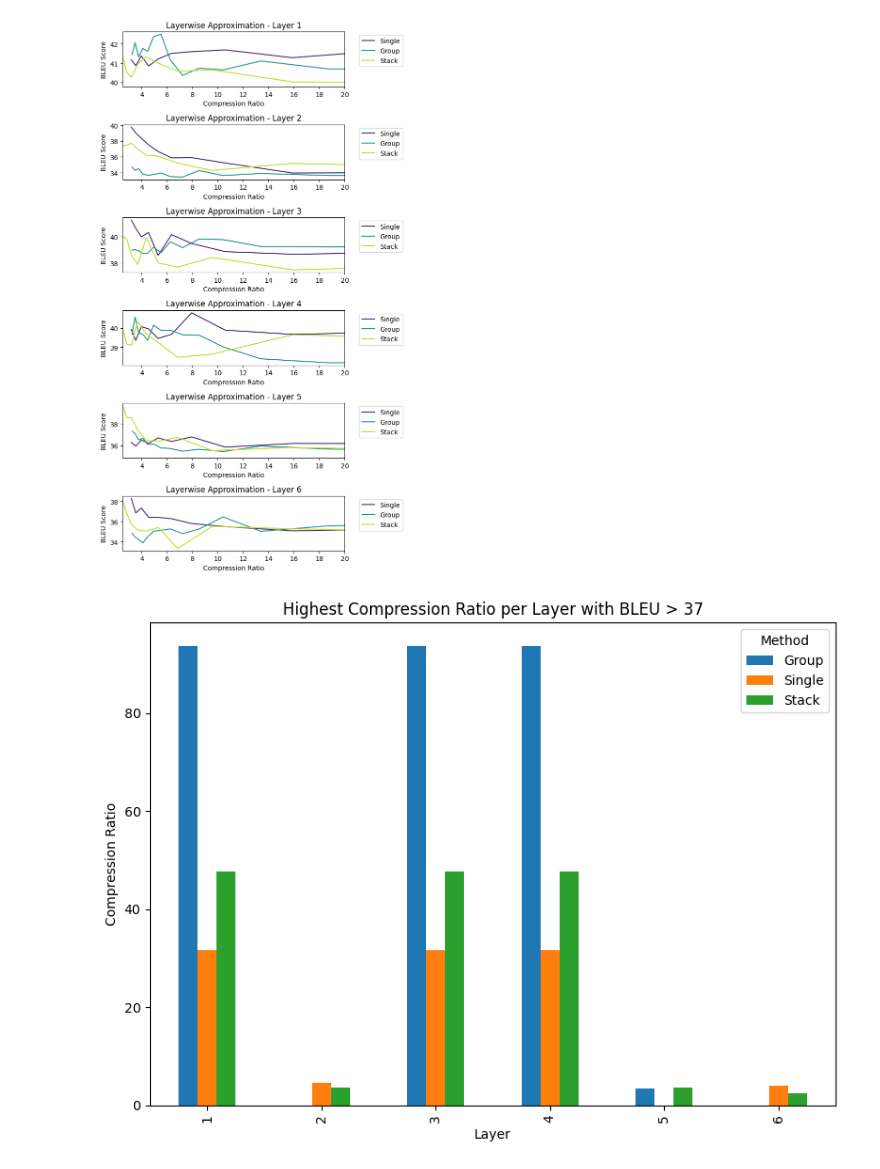
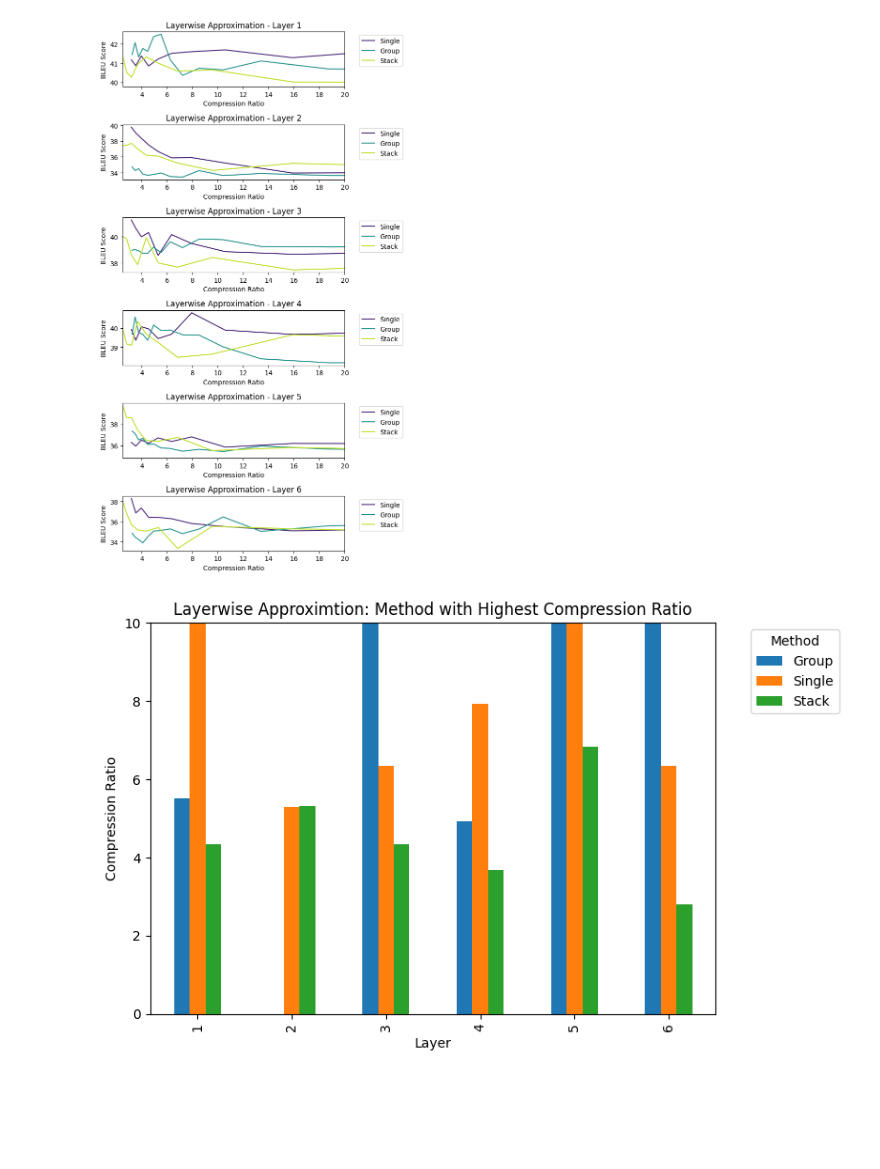
Before and after one commit to justinhuang666666/Approximate-Matrix-Vector-Multiplication, a Jupyter notebook: simulation_result/simulation_layered.ipynb, the cells around one changed output. Cells and saved outputs as stored; diff of their text form; code cells hidden in the pictures; blank space fills up the shorter version.

```diff
--- a/simulation_result/simulation_layered.ipynb
+++ b/simulation_result/simulation_layered.ipynb
@@ -99,7 +131,8 @@ plt.show()
 [figure]
 # %%
 # Threshold for BLEU score
-thresholds = [41.2,36,39,]
+thresholds = [41.2,36,39.5,40,36,36]
+41.3
 
 # Initialize a DataFrame to store the highest compression ratio per layer and method
 highest_compression = pd.DataFrame(columns=['Layer', 'Method', 'Compression Ratio'])
@@ -120,33 +153,37 @@ for i in range(6):
     # Find the highest compression ratio for each method
     if not single_above_threshold.empty:
         single_max = single_above_threshold.loc[single_above_threshold['Compression Ratio'].idxmax()]
         highest_compression = pd.concat([highest_compression, pd.DataFrame({
             'Layer': [i+1], 'Method': ['Single'], 'Compression Ratio': [single_max['Compression Ratio']]
         })], ignore_index=True)
 
     if not group_above_threshold.empty:
         group_max = group_above_threshold.loc[group_above_threshold['Compression Ratio'].idxmax()]
         highest_compression = pd.concat([highest_compression, pd.DataFrame({
             'Layer': [i+1], 'Method': ['Group'], 'Compression Ratio': [group_max['Compression Ratio']]
         })], ignore_index=True)
 
     if not stack_above_threshold.empty:
         stack_max = stack_above_threshold.loc[stack_above_threshold['Compression Ratio'].idxmax()]
         highest_compression = pd.concat([highest_compression, pd.DataFrame({
             'Layer': [i+1], 'Method': ['Stack'], 'Compression Ratio': [stack_max['Compression Ratio']]
         })], ignore_index=True)
 
 # Reshape the DataFrame for plotting
 highest_compression_pivot = highest_compression.pivot(index='Layer', columns='Method', values='Compression Ratio')
 
 # Plot bar plot
-fig, ax = plt.subplots(figsize=(8, 6))
+fig, ax = plt.subplots(figsize=(8, 5))
 highest_compression_pivot.plot(kind="bar", ax=ax)
+
+# Move legend outside of the plotting area
+ax.legend(title='Method', bbox_to_anchor=(1.05, 1), loc='upper left')
 
 ax.set_xlabel('Layer')
 ax.set_ylabel('Compression Ratio')
-plt.title('Highest Compression Ratio per Layer with BLEU > 37')
+plt.ylim([0,10])
+plt.title('Layerwise Approximtion: Method with Highest Compression Ratio')
 plt.tight_layout()
 plt.show()
 # %% [output]
-[figure, old version]
+[figure, new version]
```
Also changed, not shown: parts of 5 cells of this notebook, 2 other files.
